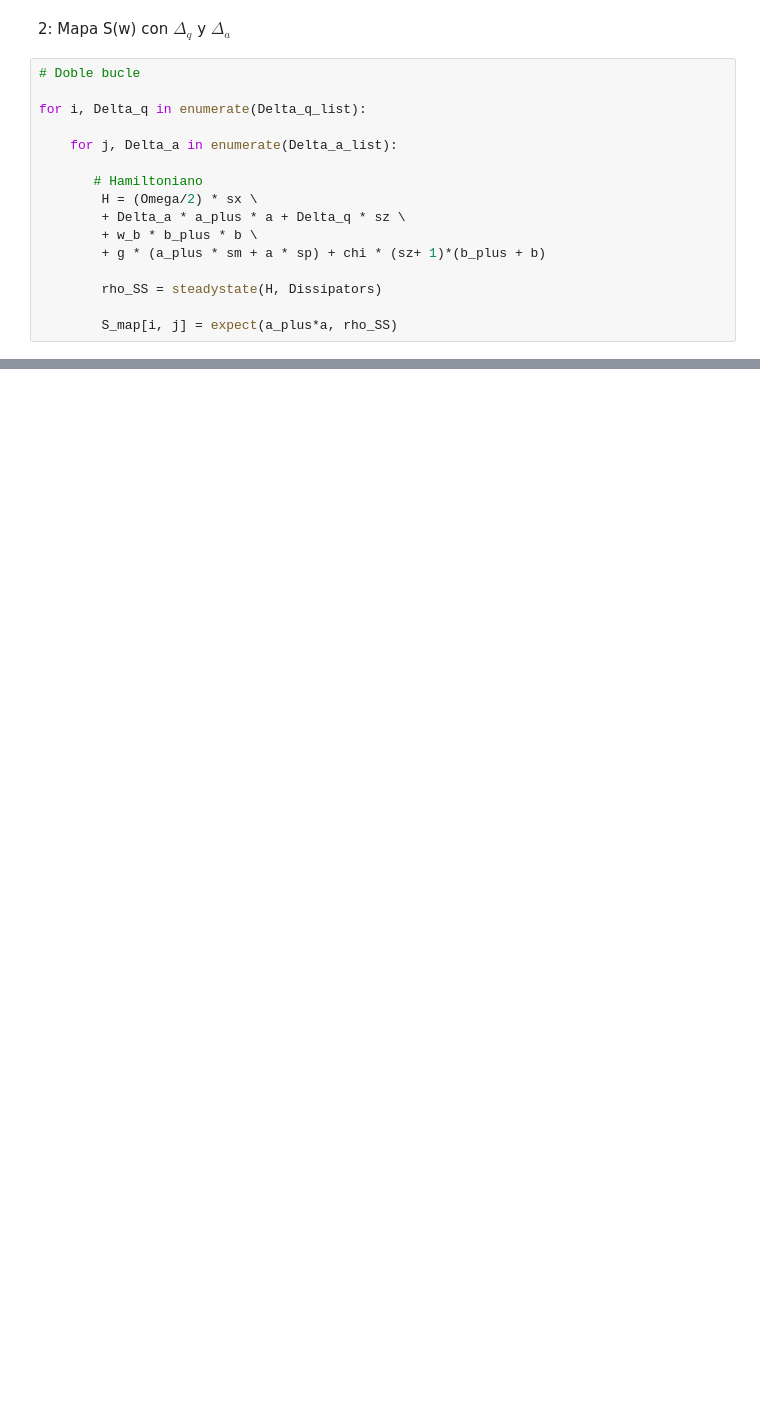
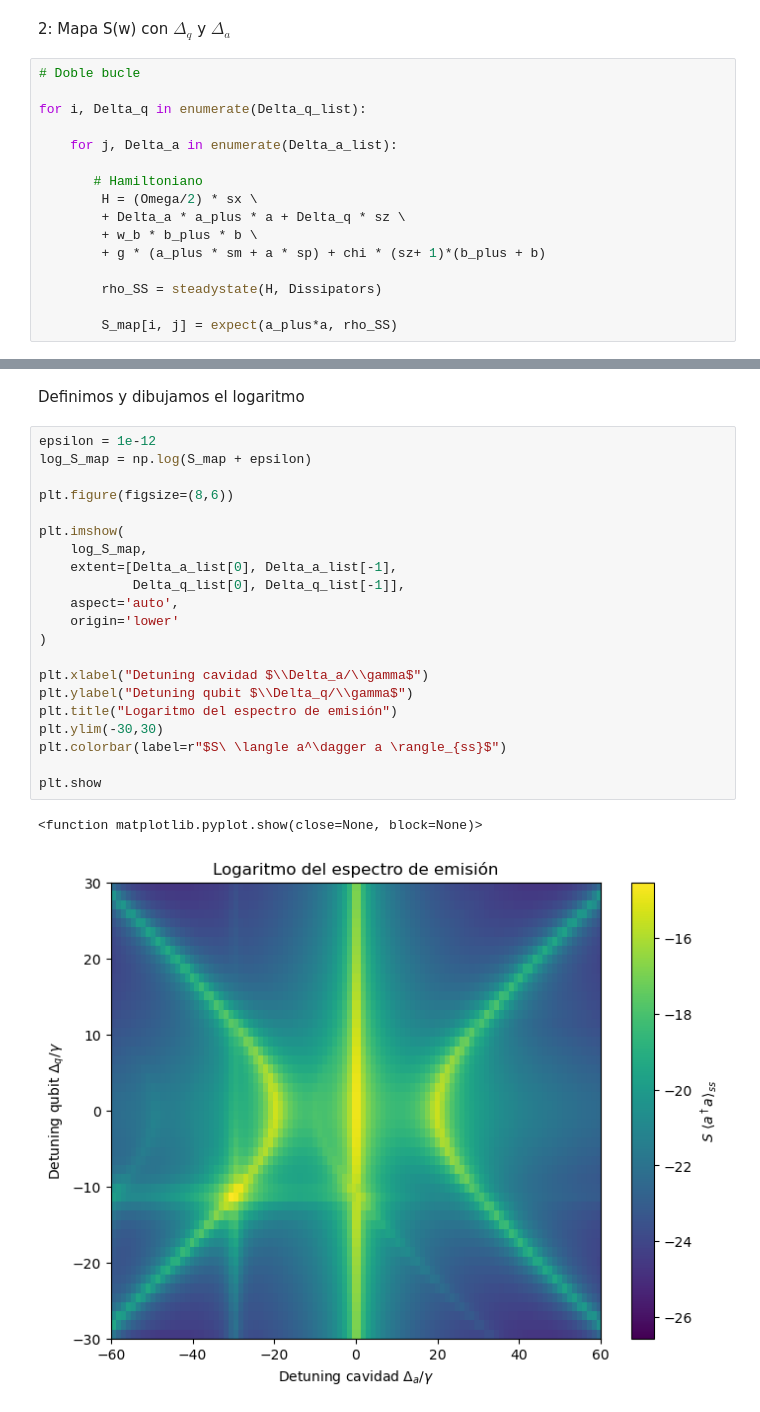
Before and after one commit to lauralobs/THzQuantumOptics, a Jupyter notebook: qutbit_drive_cavidadTHz.ipynb, the cells around one changed output, grey strips where cells are left out. Cells and saved outputs as stored; diff of their text form; blank space fills up the shorter version.

```diff
--- a/qutbit_drive_cavidadTHz.ipynb
+++ b/qutbit_drive_cavidadTHz.ipynb
@@ -140,0 +141,26 @@ plt.show()
+# %% [markdown]
+Definimos y dibujamos el logaritmo
+# %%
+epsilon = 1e-12
+log_S_map = np.log(S_map + epsilon)
+
+plt.figure(figsize=(8,6))
+
+plt.imshow(
+    log_S_map,
+    extent=[Delta_a_list[0], Delta_a_list[-1],
+            Delta_q_list[0], Delta_q_list[-1]],
+    aspect='auto',
+    origin='lower'
+)
+
+plt.xlabel("Detuning cavidad $\\Delta_a/\\gamma$")
+plt.ylabel("Detuning qubit $\\Delta_q/\\gamma$")
+plt.title("Logaritmo del espectro de emisión")
+plt.ylim(-30,30)
+plt.colorbar(label=r"$S\ \langle a^\dagger a \rangle_{ss}$")
+
+plt.show
+# %% [output]
+<function matplotlib.pyplot.show(close=None, block=None)>
+[figure, added]
```
Also changed, not shown: parts of 3 cells of this notebook.
